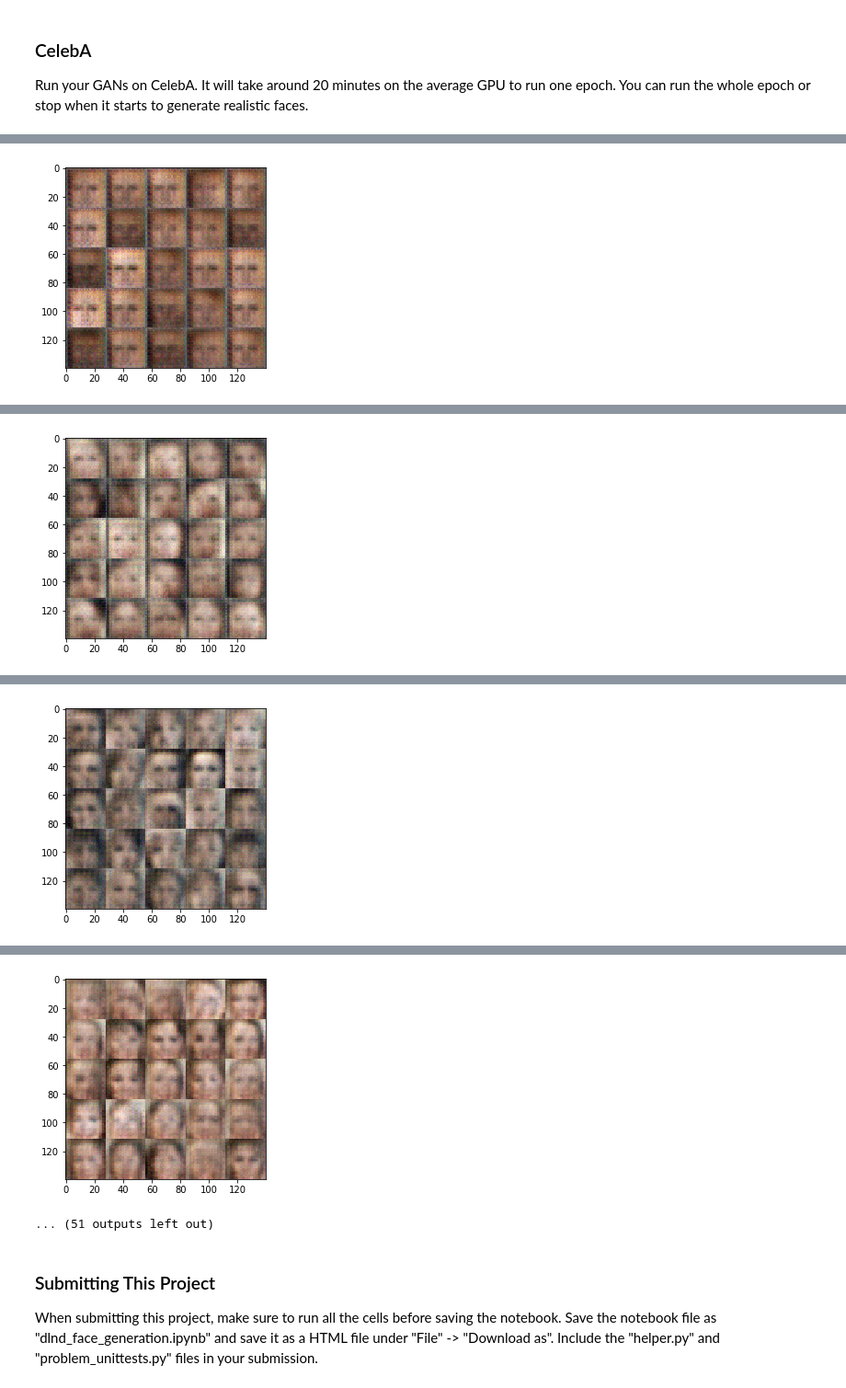
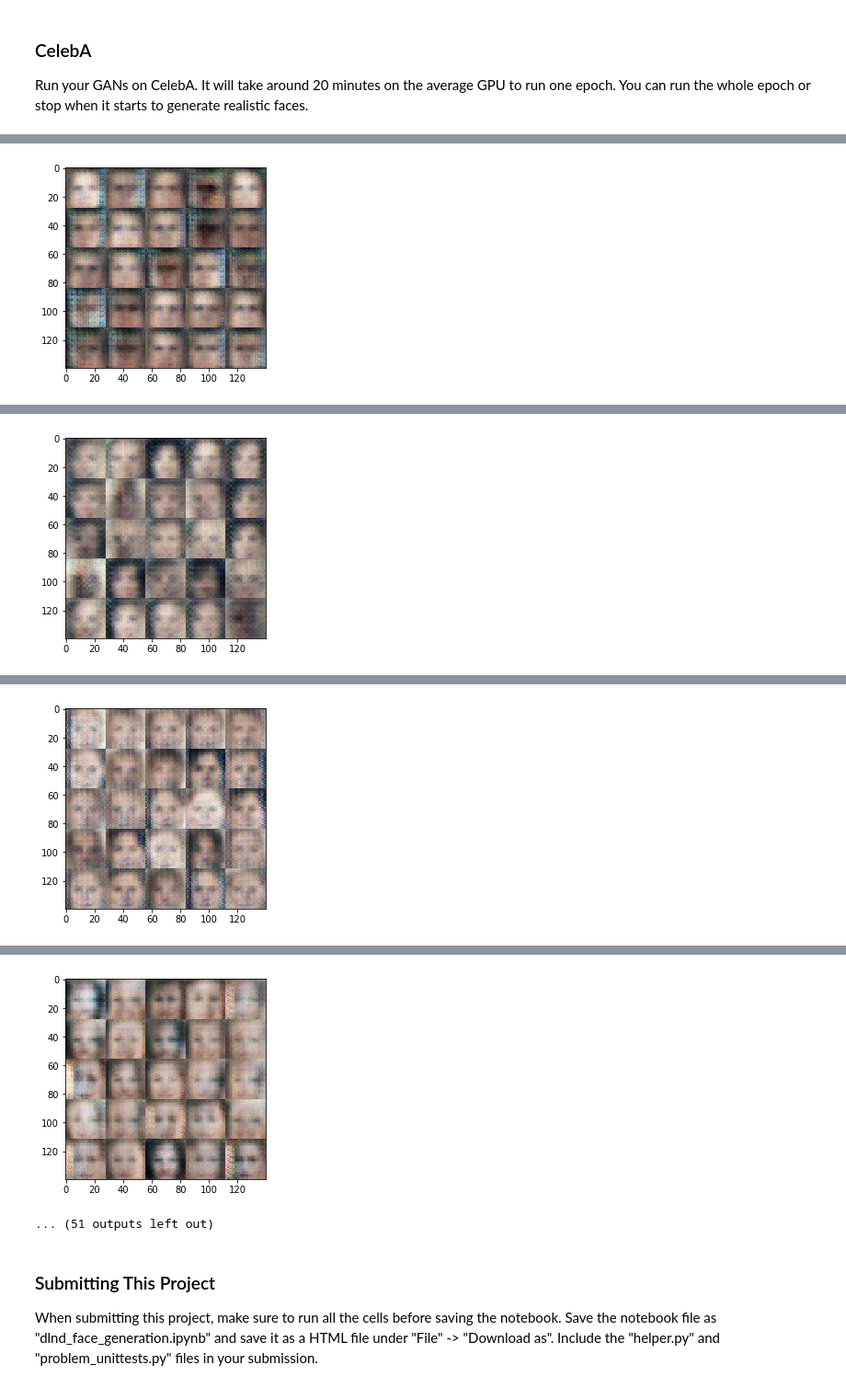
Before and after one commit to tiandiao123/deep_learning, a Jupyter notebook: face_generation/dlnd_face_generation.ipynb, the cells around one changed output, grey strips where cells are left out. Shown at 92% size. Cells and saved outputs as stored; diff of their text form; code cells hidden in the pictures.

```diff
--- a/face_generation/dlnd_face_generation.ipynb
+++ b/face_generation/dlnd_face_generation.ipynb
@@ -141,23 +146,28 @@ def discriminator(images, reuse=False):
     :return: Tuple of (tensor output of the discriminator, tensor logits of the discriminator)
     """
         # TODO: Implement Function
+    keep_prob = 0.8
     with tf.variable_scope('discriminator', reuse = reuse):
         # input size 28*28*3
         layer1 = tf.layers.conv2d(images, 64, 5, strides = 2,padding = 'same')
-        relu1 = tf.maximum(0.2*layer1,layer1)
+        relu1 = tf.maximum(0.12*layer1,layer1)
 
         # 14*14*64
         layer2 = tf.layers.conv2d(relu1,128,5,strides=2,padding='same')
-        layers = tf.layers.batch_normalization(layer2, training = True)
-        relu2 = tf.maximum(0.2*layer2,layer2)
+        layer2 = tf.nn.dropout(layer2, keep_prob=keep_prob)
+        layer2 = tf.layers.batch_normalization(layer2, training = True)
+        relu2 = tf.maximum(0.12*layer2,layer2)
 
         # 7*7*128
         layer3 = tf.layers.conv2d(relu2,256,5,strides=2,padding='same')
+        layer3 = tf.nn.dropout(layer3, keep_prob=keep_prob)
         layer3 = tf.layers.batch_normalization(layer3, training= True)
-        relu3 = tf.maximum(0.2*layer3,layer3)
+        relu3 = tf.maximum(0.12*layer3,layer3)
 
         flatten_layer = tf.reshape(relu3, (-1,4*4*256))
+        flatten_layer = tf.layers.dropout(flatten_layer, rate=0.3)
         logits = tf.layers.dense(flatten_layer,1)
+
         out = tf.sigmoid(logits)
 
         return out, logits
@@ -186,17 +196,19 @@ def generator(z, out_channel_dim, is_train=True):
         layer1 = tf.layers.dense(z,7*7*512);
         layer1 = tf.reshape(layer1,(-1,7,7,512))
         relu1 = tf.maximum(0.2*layer1,layer1)
+        relu1 = tf.nn.dropout(relu1,keep_prob=0.8)
 
         # input 7*7*512
         layer2 = tf.layers.conv2d_transpose(relu1,256,5,strides=1,padding='same')
         layer2 = tf.layers.batch_normalization(layer2, training = is_train)
         relu2 = tf.maximum(0.2*layer2,layer2)
         # output 7*7*256
+        relu2 = tf.nn.dropout(relu2,keep_prob=0.8)
 
         layer3 = tf.layers.conv2d_transpose(relu2,128,5,strides=2,padding='same')
         layer3 = tf.layers.batch_normalization(layer3, training = is_train)
         relu3  = tf.maximum(0.2*layer3,layer3)
-        # 7*7*128
+        # 14*14*128
 
         logits = tf.layers.conv2d_transpose(relu3,out_channel_dim,5,strides=2,padding='same')
         output = tf.tanh(logits)
@@ -458,9 +446,9 @@ Epoch 1 The No. 200 steps loss_d is 1.0085628032684326 The No. 200 steps loss_g
 Run your GANs on CelebA.  It will take around 20 minutes on the average GPU to run one epoch.  You can run the whole epoch or stop when it starts to generate realistic faces.
 # %%
 batch_size = 64
-z_dim = 100
-learning_rate = 0.0001
-beta1 = 0.5
+z_dim = 128
+learning_rate = 0.0003
+beta1 = 0.6
 
 
 """
@@ -508 +496 @@ Epoch 0 The No. 300 steps loss_d is 1.064415693283081 The No. 300 steps loss_g i
-[figure, old version]
+[figure, new version]
@@ -519 +507 @@ Epoch 0 The No. 400 steps loss_d is 1.082215666770935 The No. 400 steps loss_g i
-[figure, old version]
+[figure, new version]
@@ -530 +518 @@ Epoch 0 The No. 500 steps loss_d is 1.4974745512008667 The No. 500 steps loss_g
-[figure, old version]
+[figure, new version]
@@ -541,4 +529,4 @@ Epoch 0 The No. 600 steps loss_d is 1.3045405149459839 The No. 600 steps loss_g
-[figure, old version]
+[figure, new version]
 ... (51 outputs left out)
 # %% [markdown]
 ### Submitting This Project
```
Also changed, not shown: parts of 7 cells of this notebook.
